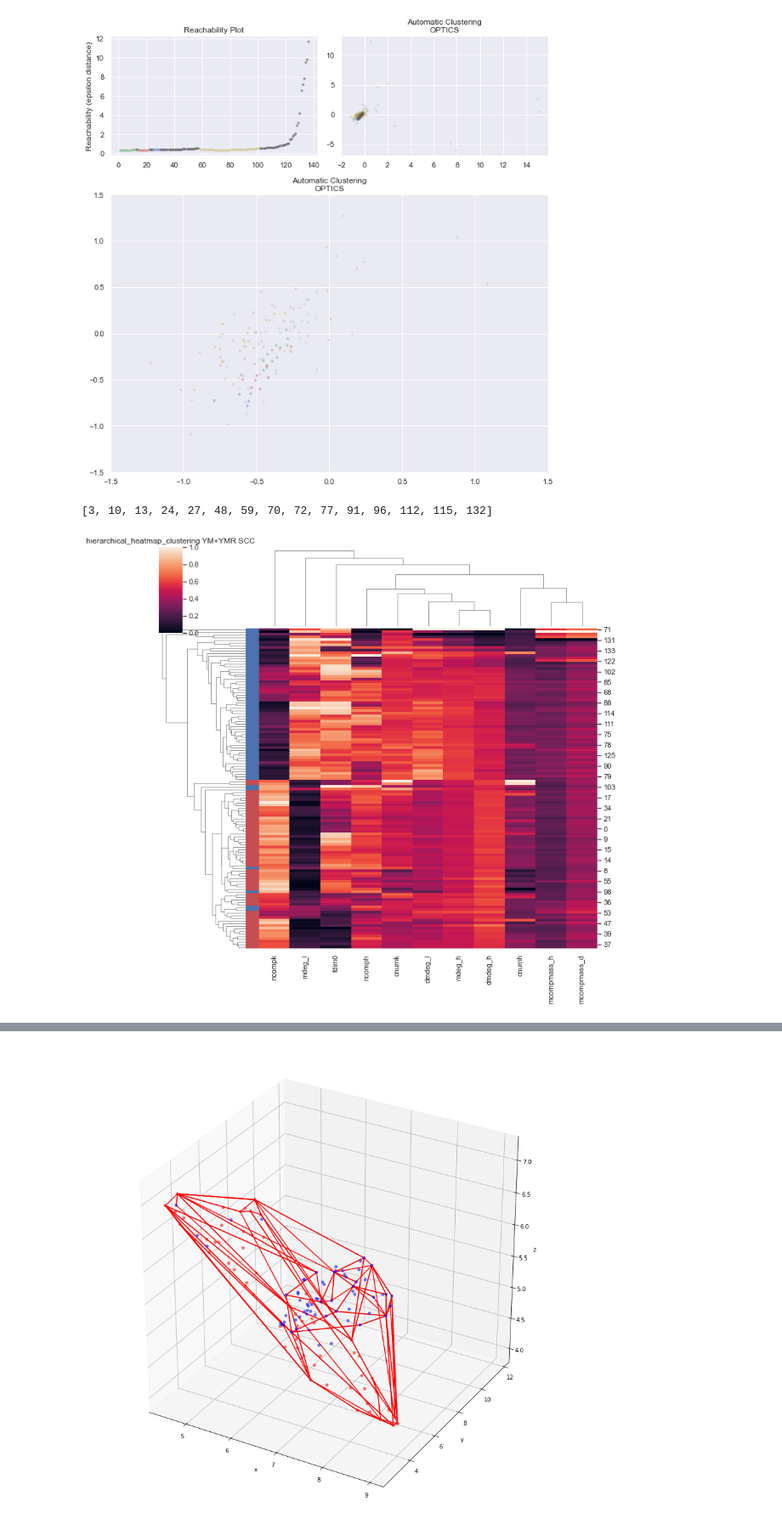
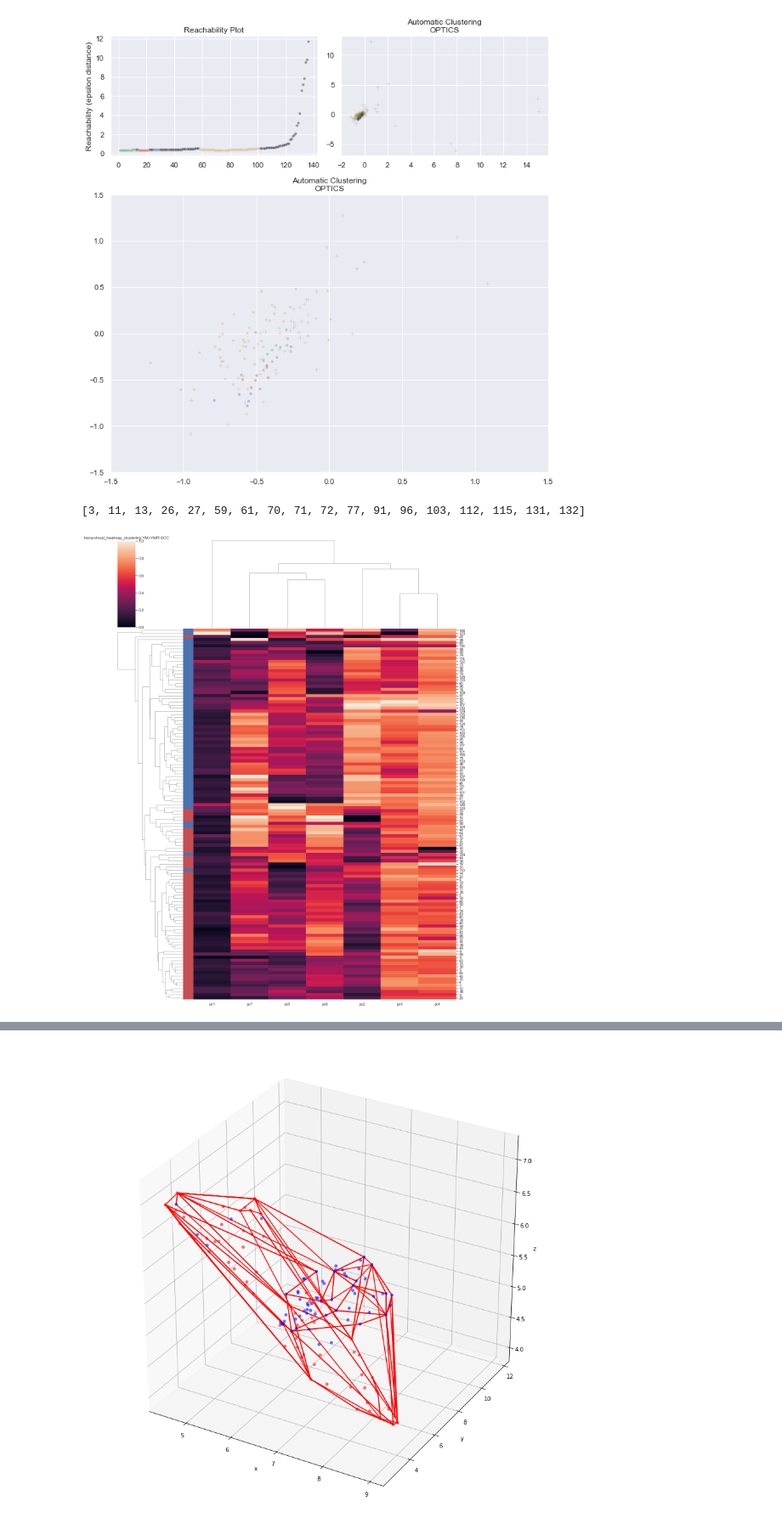
Before and after one commit to trevor-chan/research, a Jupyter notebook: morpho_scripts/PCA_scripts.ipynb, the cells around one changed output, grey strips where cells are left out. Shown at 85% size. Saved outputs shown, nothing was run; the diff lists cells and outputs as text; code cells hidden in the pictures.

```diff
--- a/morpho_scripts/PCA_scripts.ipynb
+++ b/morpho_scripts/PCA_scripts.ipynb
@@ -487,8 +489,25 @@ cnum0 = np.array(cnum0)
 cnum1 = np.array(cnum1)
 cnum2 = np.array(cnum2)
 
+#area_l = []
+#area_h = []
+#circum_l = []
+#circum_h = []
+#circ0
+#circ1
+#asra0
+#asra1
+
 hdensity = 0.0004
 ldensity = 0.00015
+
+#cell area low density, high density:
+area_l = area0*ldensity*ldensity+area1*ldensity+area2
+area_h = area0*hdensity*hdensity+area1*hdensity+area2
+
+#cell circumference low density, high density:
+circum_l = circum0*ldensity*ldensity+circum1*ldensity+circum2
+circum_h = circum0*hdensity*hdensity+circum1*hdensity+circum2
 
 #num components apex:
 ncomph = -ncomp1/(2*ncomp0)                       #x coord of vertex
@@ -516,6 +535,7 @@ cnumk = cnum2 - (cnum1*cnum1/(4*cnum0))     #y coord of vertex
 
 
 add_objs = {
+    #network properties
     'lineage':l_tags,
     'ncomph':ncomph,
     'ncompk':ncompk,
@@ -528,6 +548,15 @@ add_objs = {
     'fdim0':fdim0,
     'cnumh':cnumh,
     'cnumk':cnumk,
+    #cell properties
+    'area_l':area_l,
+    'area_h':area_h,
+    'circum_l':circum_l,
+    'circum_h':circum_h,
+    'circ0':circ0,
+    'circ1':circ1,
+    'asra0':asra0,
+    'asra1':asra1,
 }
 
 def choose_color(lineage):
@@ -556,7 +585,11 @@ df = pd.DataFrame(add_objs)
 features =  ['ncomph', 'ncompk', 'mdeg_l',
     'dmdeg_l','mdeg_h', 'dmdeg_h',
     'mcompmass_h', 'mcompmass_d', 'fdim0',
-    'cnumh', 'cnumk', ]
+    'cnumh', 'cnumk',
+    'area_l', 'area_h',
+    'circum_l', 'circum_h',
+    'circ0', 'circ1',
+    'asra0', 'asra1']
 
 x = df.loc[:, features].values
 y = df.loc[:,['lineage']].values
@@ -564,9 +597,9 @@ x = StandardScaler().fit_transform(x)
 
 #PCA Projection
 
-pca = PCA(n_components=5)
+pca = PCA(n_components=7)
 principalComponents = pca.fit_transform(x)
-principalDf = pd.DataFrame(data = principalComponents, columns = ['pc1', 'pc2', 'pc3', 'pc4', 'pc5'])
+principalDf = pd.DataFrame(data = principalComponents, columns = ['pc1', 'pc2', 'pc3', 'pc4', 'pc5', 'pc6', 'pc7'])
 
 finalDf = pd.concat([principalDf, df[['lineage']]], axis = 1)
 
@@ -774,32 +807,33 @@ plt.show()
 # %%
 #Hierarchical heatmap clustering:
 #Outlier exclusion based on Z-Score Thresholding:
 
 from scipy import stats
 sns.set_theme(color_codes=True)
 
 
-testdf = df.copy(deep=True)
-
+#testdf = df.copy(deep=True)
+testdf = finalDf.copy(deep=True)
 
 testdf.pop('lineage')
+#testdf.pop('line')
 z = np.abs(stats.zscore(testdf))
 
 threshold = 2
 print(list(dict.fromkeys(np.where(z>threshold)[0].tolist())))
 testdf = testdf.drop(list(dict.fromkeys(np.where(z>threshold)[0].tolist())))
 
 YM_indexlist = [i for i in testdf.index if "YM/" in df.iloc[i]['lineage']]
 YMR_indexlist = [i for i in testdf.index if "YMR/" in df.iloc[i]['lineage']]
 row_colors = []
 for i in range(len(YM_indexlist)):
     row_colors.append('r')
 for i in range(len(YMR_indexlist)):
     row_colors.append('b')
 
-g = sns.clustermap(testdf,standard_scale=1,row_colors=row_colors)
+g = sns.clustermap(testdf,standard_scale=1,row_colors=row_colors, yticklabels=True, figsize = (15,20))
 plt.title("hierarchical_heatmap_clustering YM+YMR SCC")
 plt.savefig("hierarchical_heatmap_clustering.png",dpi=75)
 # %% [output]
-[3, 10, 13, 24, 27, 48, 59, 70, 72, 77, 91, 96, 112, 115, 132]
+[3, 11, 13, 26, 27, 59, 61, 70, 71, 72, 77, 91, 96, 103, 112, 115, 131, 132]
-[figure, old version]
+[figure, new version]
```
Also changed, not shown: parts of 7 cells of this notebook.
